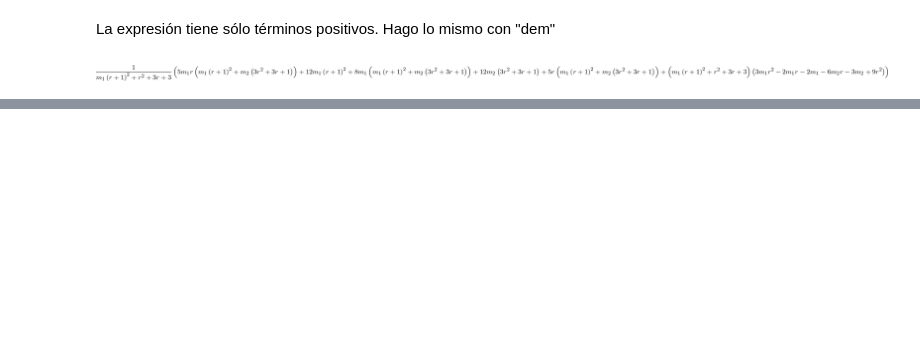
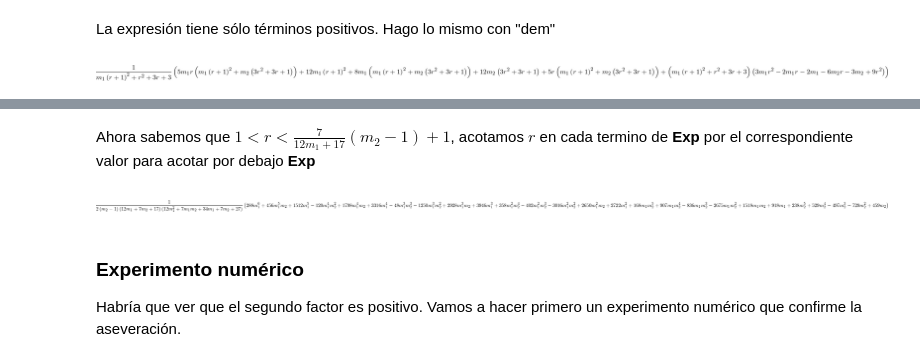
Before and after one commit to fdmazzone/ArchivosProyecto, a Jupyter notebook: MEcanica Celeste/concavidad.ipynb, the cells around one changed output, grey strips where cells are left out. Saved outputs shown, nothing was run; the diff lists cells and outputs as text; code cells hidden in the pictures; blank space fills up the shorter version.

```diff
--- a/MEcanica Celeste/concavidad.ipynb
+++ b/MEcanica Celeste/concavidad.ipynb
@@ -88,0 +122,10 @@ También aparecen sólo términos positivos. Por consiguiente se llega a lo que
+# %% [markdown]
+Ahora sabemos que $1<r<\frac{7}{12m_1+17}(m_2-1)+1$, acotamos $r$ en cada termino de  <b>Exp</b> por el correspondiente valor para acotar por debajo <b>Exp</b>
+# %%
+Rem=7/(12*m[1]+17)*(m[2]-1)+1
+Exp2=m[1]**2*(m[1] + m[2] + 1)/(m[2]*Rem- 1) - m[1]*m[2] - m[1] + m[2]**2*(m[1]+ m[2] + 1)/(m[1] *Rem+ Rem + 1) - m[2]/2
+Exp2.factor().simplify()
+# %% [output]
+[figure, added]
+# %% [markdown]
+<h3>Experimento numérico</h3> Habría que ver que el segundo factor es positivo. Vamos a hacer primero un experimento numérico que confirme la aseveración.
```
Also changed, not shown: parts of 38 cells of this notebook.
